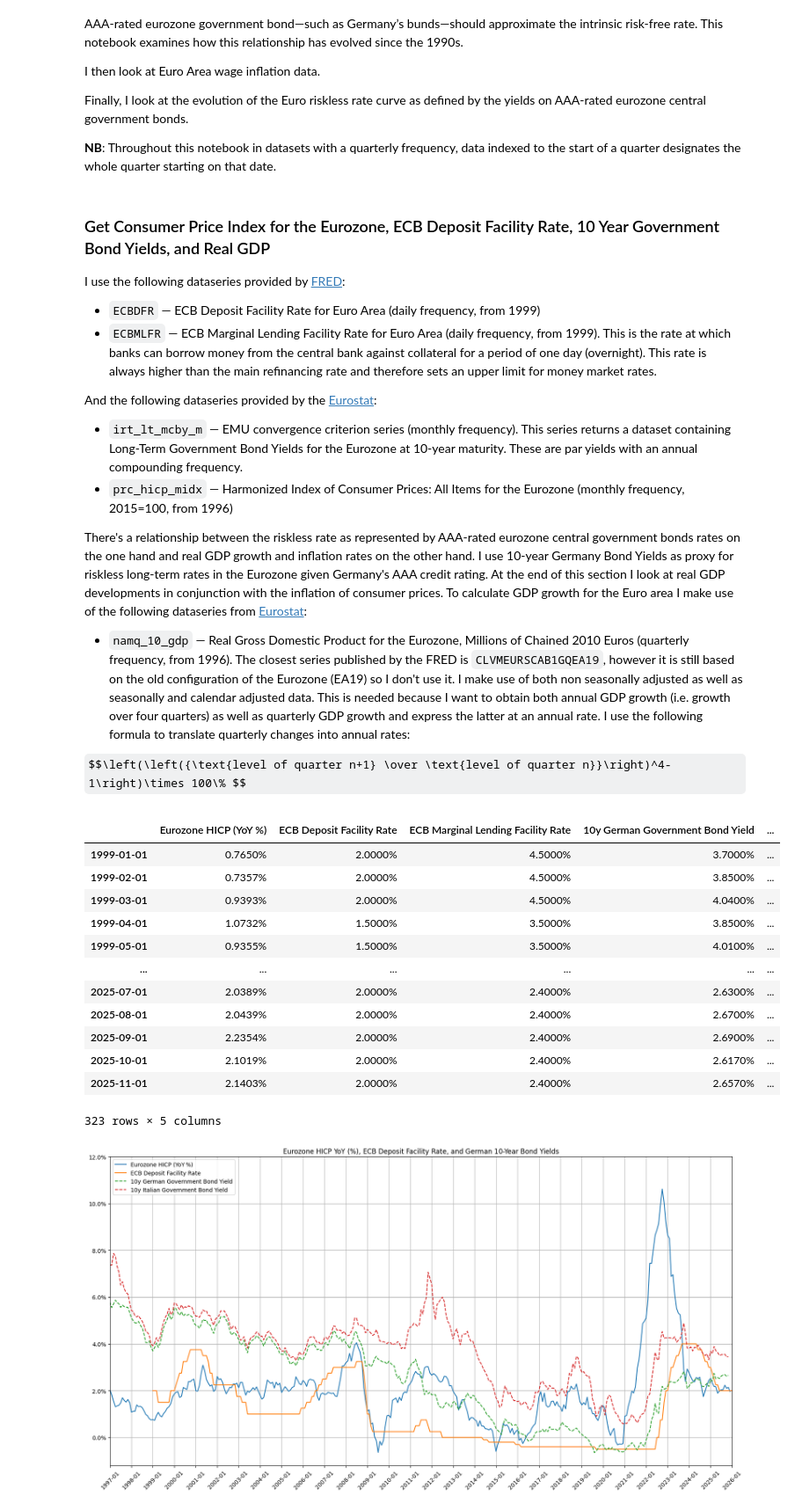
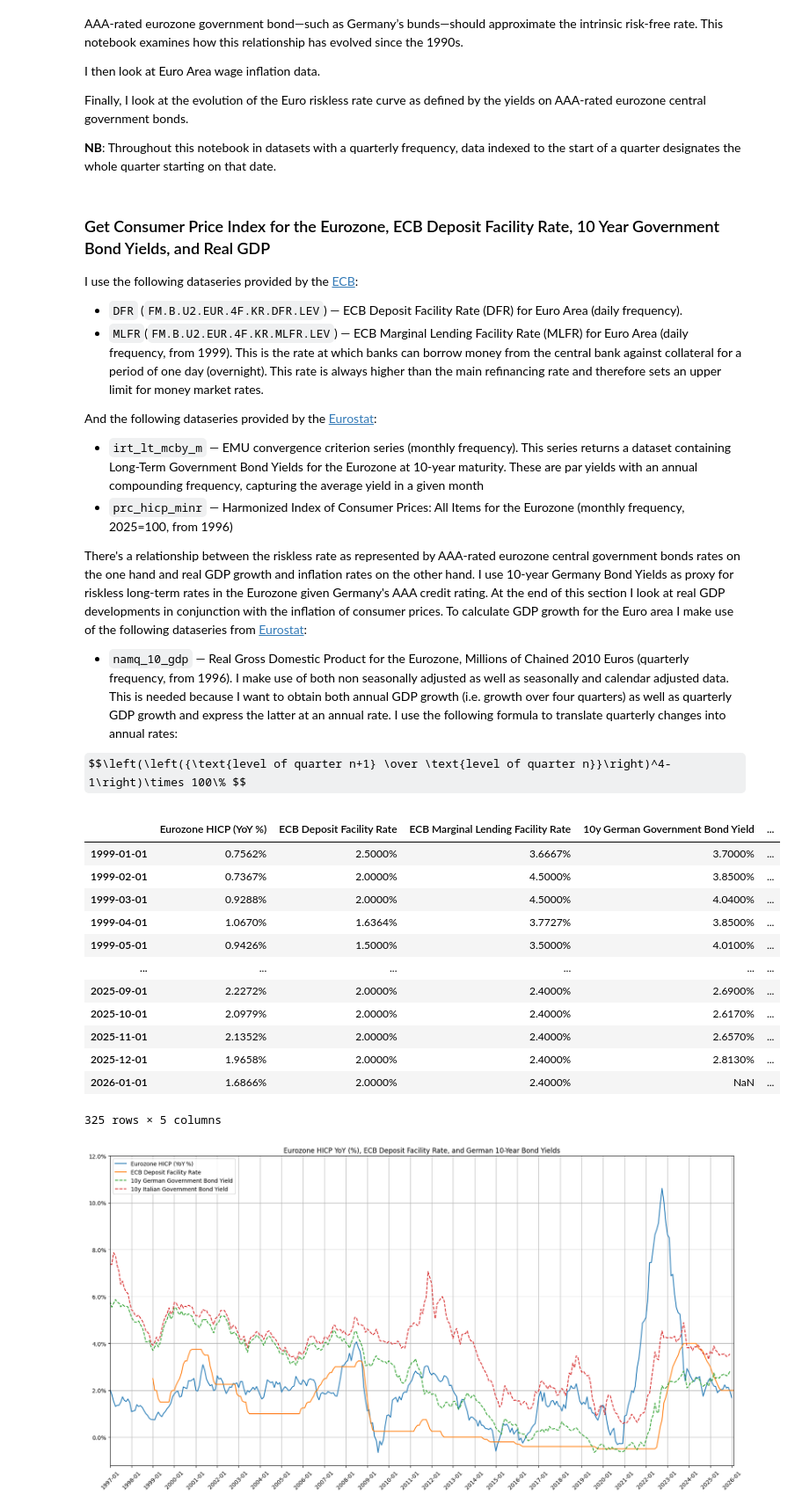
Before and after one commit to ilchen/EU_Economic_Data_Analysis, a Jupyter notebook: HICP_and_ECB_Rates.ipynb, the cells around one changed output. Shown at 88% size. Cells and saved outputs as stored; diff of their text form; code cells hidden in the pictures; some formulas as TeX source.

```diff
--- a/HICP_and_ECB_Rates.ipynb
+++ b/HICP_and_ECB_Rates.ipynb
@@ -35,20 +34,30 @@ report_start = date.fromisoformat('1996-01-01')
 report_end = date.today()
 # %% [markdown]
 ### Get Consumer Price Index for the Eurozone, ECB Deposit Facility Rate, 10 Year Government Bond Yields, and Real GDP
-I use the following dataseries provided by [FRED](https://fred.stlouisfed.org/):
-* `ECBDFR` &mdash; ECB Deposit Facility Rate for Euro Area (daily frequency, from 1999)
-* `ECBMLFR` &mdash; ECB Marginal Lending Facility Rate for Euro Area (daily frequency, from 1999). This is the rate at which banks can borrow money from the central bank against collateral for a period of one day (overnight). This rate is always higher than the main refinancing rate and therefore sets an upper limit for money market rates.
+I use the following dataseries provided by the [ECB](https://data.ecb.europa.eu/data/data-categories):
+* `DFR` (`FM.B.U2.EUR.4F.KR.DFR.LEV`) &mdash; ECB Deposit Facility Rate (DFR) for Euro Area (daily frequency).
+* `MLFR`(`FM.B.U2.EUR.4F.KR.MLFR.LEV`) &mdash; ECB Marginal Lending Facility Rate (MLFR) for Euro Area (daily frequency, from 1999). This is the rate at which banks can borrow money from the central bank against collateral for a period of one day (overnight). This rate is always higher than the main refinancing rate and therefore sets an upper limit for money market rates.
 
 And the following dataseries provided by the [Eurostat](https://ec.europa.eu/eurostat/web/main/data/database):
-* `irt_lt_mcby_m` &mdash; EMU convergence criterion series (monthly frequency). This series returns a dataset containing Long-Term Government Bond Yields for the Eurozone at 10-year maturity. These are par yields with an annual compounding frequency.
-* `prc_hicp_midx` &mdash; Harmonized Index of Consumer Prices: All Items for the Eurozone (monthly frequency, 2015=100, from 1996)
+* `irt_lt_mcby_m` &mdash; EMU convergence criterion series (monthly frequency). This series returns a dataset containing Long-Term Government Bond Yields for the Eurozone at 10-year maturity. These are par yields with an annual compounding frequency, capturing the average yield in a given month
+* `prc_hicp_minr` &mdash; Harmonized Index of Consumer Prices: All Items for the Eurozone (monthly frequency, 2025=100, from 1996)
 
 There's a relationship between the riskless rate as represented by AAA-rated eurozone central government bonds rates on the one hand and real GDP growth and inflation rates on the other hand. I use 10-year Germany Bond Yields as proxy for riskless long-term rates in the Eurozone given Germany's AAA credit rating. At the end of this section I look at real GDP developments in conjunction with the inflation of consumer prices. To calculate GDP growth for the Euro area I make use of the following dataseries from [Eurostat](https://ec.europa.eu/eurostat/databrowser/view/NAMQ_10_GDP/default/table?lang=en):
-* `namq_10_gdp` — Real Gross Domestic Product for the Eurozone, Millions of Chained 2010 Euros (quarterly frequency, from 1996). The closest series published by the FRED is `CLVMEURSCAB1GQEA19`, however it is still based on the old configuration of the Eurozone (EA19) so I don't use it. I make use of both non seasonally adjusted as well as seasonally and calendar adjusted data. This is needed because I want to obtain both annual GDP growth (i.e. growth over four quarters) as well as quarterly GDP growth and express the latter at an annual rate. I use the following formula to translate quarterly changes into annual rates:
+* `namq_10_gdp` — Real Gross Domestic Product for the Eurozone, Millions of Chained 2010 Euros (quarterly frequency, from 1996). I make use of both non seasonally adjusted as well as seasonally and calendar adjusted data. This is needed because I want to obtain both annual GDP growth (i.e. growth over four quarters) as well as quarterly GDP growth and express the latter at an annual rate. I use the following formula to translate quarterly changes into annual rates:
 
 $$\left(\left({\text{level of quarter n+1} \over \text{level of quarter n}}\right)^4-1\right)\times 100\% $$
 # %%
-ecbr = web.get_data_fred(['ECBDFR', 'ECBMLFR'], start=report_start, end=report_end)
+# Retrieving ECB's poliy rates
+ecb = sdmx.Client('ECB')
+data_msg = ecb.data('FM', key='B.U2.EUR.4F.KR.MLFR+DFR.LEV', params={'startPeriod': report_start})
+ecbr = sdmx.to_pandas(data_msg.data[0])
+ecbr = ecbr.loc['B', 'U2', 'EUR', '4F', 'KR', slice(None), 'LEV'] if isinstance(ecbr, pd.DataFrame)\
+    else ecbr.loc[slice(None), 'B', 'U2', 'EUR', '4F', 'KR', slice(None), 'LEV']
+ecbr = ecbr.unstack('PROVIDER_FM_ID')
+ecbr = ecbr.set_axis(pd.DatetimeIndex(ecbr.index))
+full_idx = pd.date_range(ecbr.index.min(), report_end, freq='B')
+ecbr = ecbr.reindex(full_idx).ffill()
+ecbr.columns.name = None
 
 # Retrieving the most recent Eurozone CPI and government bond yields from Eurostat's database
 EUROSTAT_DE_COUNTRY_LABEL = 'DE'
@@ -62,21 +71,21 @@ eu_irt_lt = eu_irt_lt.set_axis(pd.DatetimeIndex(eu_irt_lt.index, 'MS')).astype(e
 # https://www.investing.com/rates-bonds/germany-10-year-bond-yield-historical-data
 # eu_irt_lt = pd.concat([eu_irt_lt, pd.DataFrame([[2.71, 3.56]], columns=eu_irt_lt.columns, index=pd.DatetimeIndex(['2025-08-01'], 'MS'))])
 
-# Using Eurozone price index 2015=100, and All-items HICP: CP00
-eu_hicp = eurostat.get_data_df('prc_hicp_midx',
-               filter_pars={'startPeriod': report_start, 'unit': 'I15', 'coicop': 'CP00', 'geo': 'EA'}).iloc[:, 3:]
-eu_hicp = eu_hicp.set_index(eu_hicp.columns[0]).T
+# Using Eurozone price index 2025=100, and All-items HICP: TOTAL
+eu_hicp = eurostat.get_data_df('prc_hicp_minr',
+               filter_pars={'startPeriod': report_start, 'unit': 'I25', 'coicop18': 'TOTAL', 'geo': 'EA'})
+eu_hicp = eu_hicp.set_index(eu_hicp.iloc[0:,3]).iloc[:,4:].T
 eu_hicp = eu_hicp.set_axis(pd.DatetimeIndex(eu_hicp.index, 'MS'))
-# Since prc_hicp_midx is indexed to 2015=100, we need to convert it to annual percentage changes
-eu_hicp_annual = eu_hicp.pct_change(12)
+# Since prc_hicp_minr is indexed to 2025=100, we need to convert it to annual percentage changes
+eu_hicp_annual = eu_hicp.pct_change(12, fill_method=None)
 
-# Make frequencies explicit, resample to month srart
-ecbr = ecbr.asfreq('D').resample('MS').last()
+# Make frequencies explicit, resample to month start
+ecbr = ecbr.asfreq('B').resample('MS').mean()
 
 # Merge and truncate to start of celendar year 1999.
 cpi_ecbr_irtlt = pd.concat([eu_hicp_annual, eu_irt_lt, ecbr], axis=1).loc['1997':]
 
-cpi_ecbr_irtlt = cpi_ecbr_irtlt[['EA', 'ECBDFR', 'ECBMLFR', 'DE', 'IT']]
+cpi_ecbr_irtlt = cpi_ecbr_irtlt[['EA', 'DFR', 'MLFR', 'DE', 'IT']]
 
 DE_YIELD_LABEL = '10y German Government Bond Yield'
 IT_YIELD_LABEL = '10y Italian Government Bond Yield'
@@ -85,7 +94,7 @@ GRAPH_TITLE_HICP = 'Eurozone annual HICP, ECB Deposit Facility and Marginal Lend
 GRAPH_TITLE_HICP_2 = 'Eurozone HICP YoY (%), ECB Deposit Facility Rate, and German 10-Year Bond Yields'
 cpi_ecbr_irtlt.rename(
     columns={'EA': 'Eurozone HICP (YoY %)',
-             'ECBDFR': ECB_DEPOSIT_RATE_LABEL, 'ECBMLFR': 'ECB Marginal Lending Facility Rate',
+             'DFR': ECB_DEPOSIT_RATE_LABEL, 'MLFR': 'ECB Marginal Lending Facility Rate',
              EUROSTAT_DE_COUNTRY_LABEL: DE_YIELD_LABEL,
              EUROSTAT_IT_COUNTRY_LABEL: IT_YIELD_LABEL},
     inplace=True)
@@ -132,21 +141,21 @@ rmth_start = cpi_ecbr_irtlt.index[-2 if pd.isna(cpi_ecbr_irtlt.iloc[-2, -1]) els
 cpi_ecbr_irtlt.iloc[:,[1,2,3,4]] /= 100
 # %%
 pd.options.display.float_format = '{:.4%}'.format
-cpi_ecbr_irtlt.dropna(subset=[ECB_DEPOSIT_RATE_LABEL, DE_YIELD_LABEL, IT_YIELD_LABEL])
+cpi_ecbr_irtlt.loc[ecbr.first_valid_index():].dropna(thresh=3)
 # %% [output]
 |  | Eurozone HICP (YoY %) | ECB Deposit Facility Rate | ECB Marginal Lending Facility Rate | 10y German Government Bond Yield | ... |
-| 1999-01-01 | 0.7650% | 2.0000% | 4.5000% | 3.7000% | ... |
-| 1999-02-01 | 0.7357% | 2.0000% | 4.5000% | 3.8500% | ... |
-| 1999-03-01 | 0.9393% | 2.0000% | 4.5000% | 4.0400% | ... |
-| 1999-04-01 | 1.0732% | 1.5000% | 3.5000% | 3.8500% | ... |
-| 1999-05-01 | 0.9355% | 1.5000% | 3.5000% | 4.0100% | ... |
+| 1999-01-01 | 0.7562% | 2.5000% | 3.6667% | 3.7000% | ... |
+| 1999-02-01 | 0.7367% | 2.0000% | 4.5000% | 3.8500% | ... |
+| 1999-03-01 | 0.9288% | 2.0000% | 4.5000% | 4.0400% | ... |
+| 1999-04-01 | 1.0670% | 1.6364% | 3.7727% | 3.8500% | ... |
+| 1999-05-01 | 0.9426% | 1.5000% | 3.5000% | 4.0100% | ... |
 | ... | ... | ... | ... | ... | ... |
-| 2025-07-01 | 2.0389% | 2.0000% | 2.4000% | 2.6300% | ... |
-| 2025-08-01 | 2.0439% | 2.0000% | 2.4000% | 2.6700% | ... |
-| 2025-09-01 | 2.2354% | 2.0000% | 2.4000% | 2.6900% | ... |
-| 2025-10-01 | 2.1019% | 2.0000% | 2.4000% | 2.6170% | ... |
-| 2025-11-01 | 2.1403% | 2.0000% | 2.4000% | 2.6570% | ... |
+| 2025-09-01 | 2.2272% | 2.0000% | 2.4000% | 2.6900% | ... |
+| 2025-10-01 | 2.0979% | 2.0000% | 2.4000% | 2.6170% | ... |
+| 2025-11-01 | 2.1352% | 2.0000% | 2.4000% | 2.6570% | ... |
+| 2025-12-01 | 1.9658% | 2.0000% | 2.4000% | 2.8130% | ... |
+| 2026-01-01 | 1.6866% | 2.0000% | 2.4000% | NaN | ... |
-323 rows × 5 columns
+325 rows × 5 columns
 # %%
 ax = cpi_ecbr_irtlt.iloc[:,:2].plot(figsize=(20,10), grid=True,
                         title=GRAPH_TITLE_HICP_2,
```
Also changed, not shown: parts of 23 cells of this notebook.
